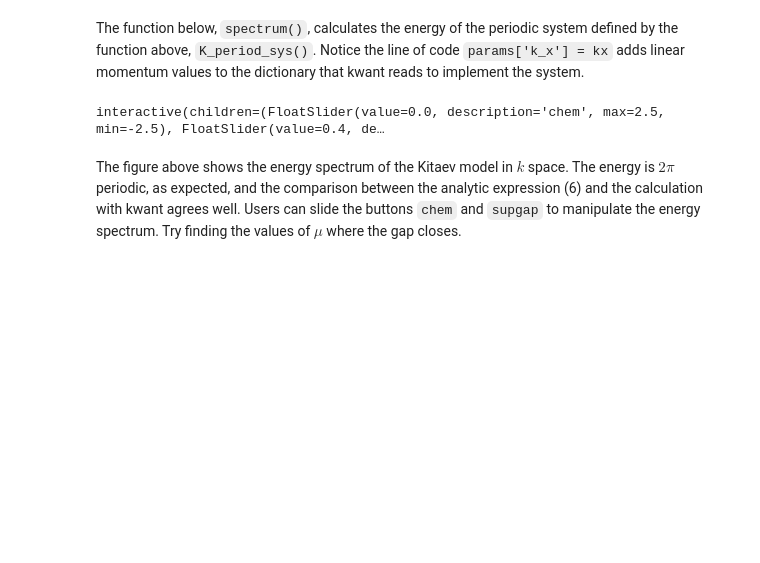
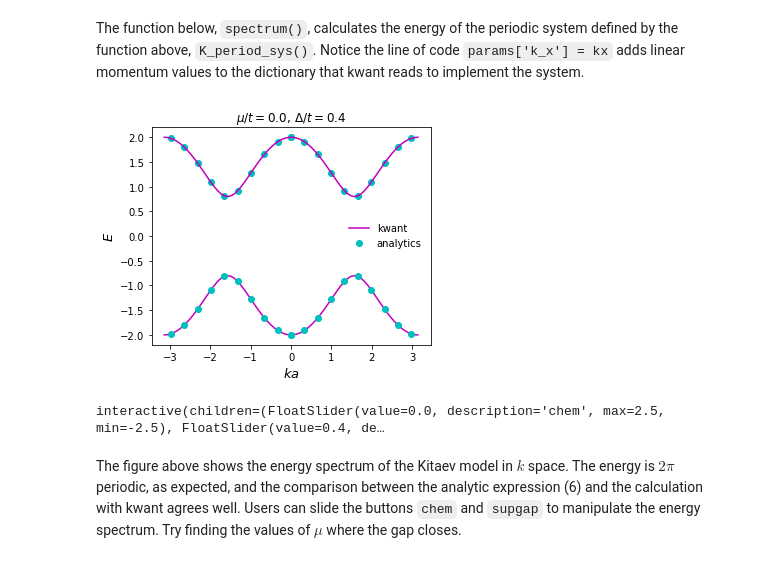
Before and after one commit to LeoFer-Bec/Topo_Supercond_notes, a Jupyter notebook: 1_Kitaev_chain.ipynb, the cells around one changed output. Saved outputs shown, nothing was run; the diff lists cells and outputs as text; code cells hidden in the pictures; blank space fills up the shorter version.

```diff
--- a/1_Kitaev_chain.ipynb
+++ b/1_Kitaev_chain.ipynb
@@ -417,6 +418,10 @@ def spectrum(chem,supgap):
     sub.set_xlabel(r'$ka$', fontsize=13)
     sub.set_ylabel(r'$E$', fontsize=13)
     sub.legend(['kwant','analytics'],frameon=False)
+# %%
+spectrum(chem=0.0, supgap=0.4)
+# %% [output]
+[figure, added]
 # %%
 w = interactive(spectrum, chem=(-2.5,2.5), supgap=(0.0,0.8))
 display(w)
```
Also changed, not shown: parts of 4 cells of this notebook.
